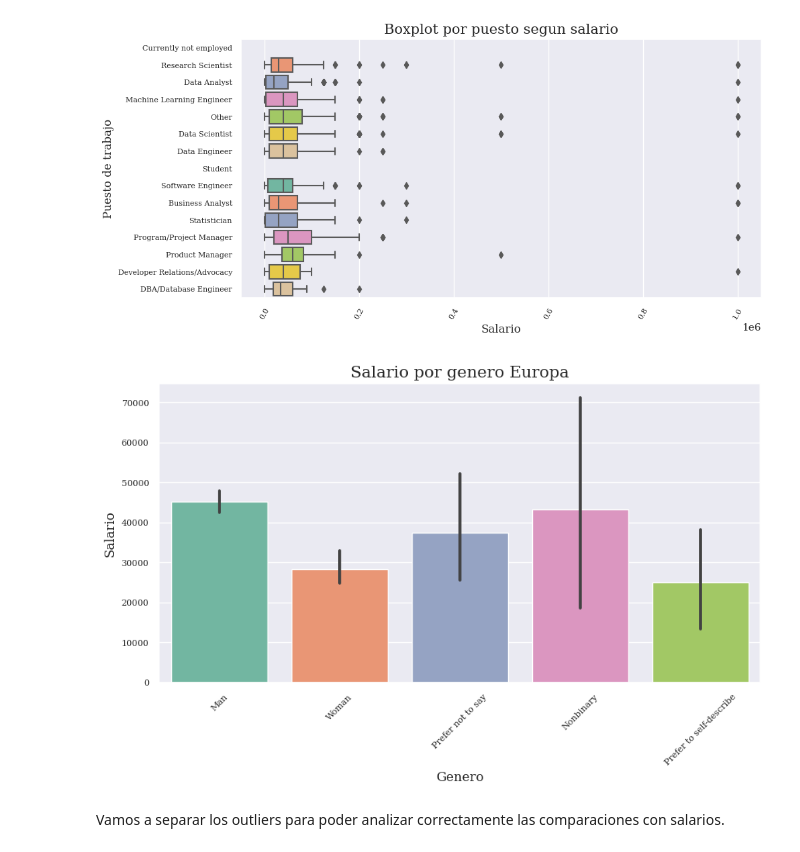
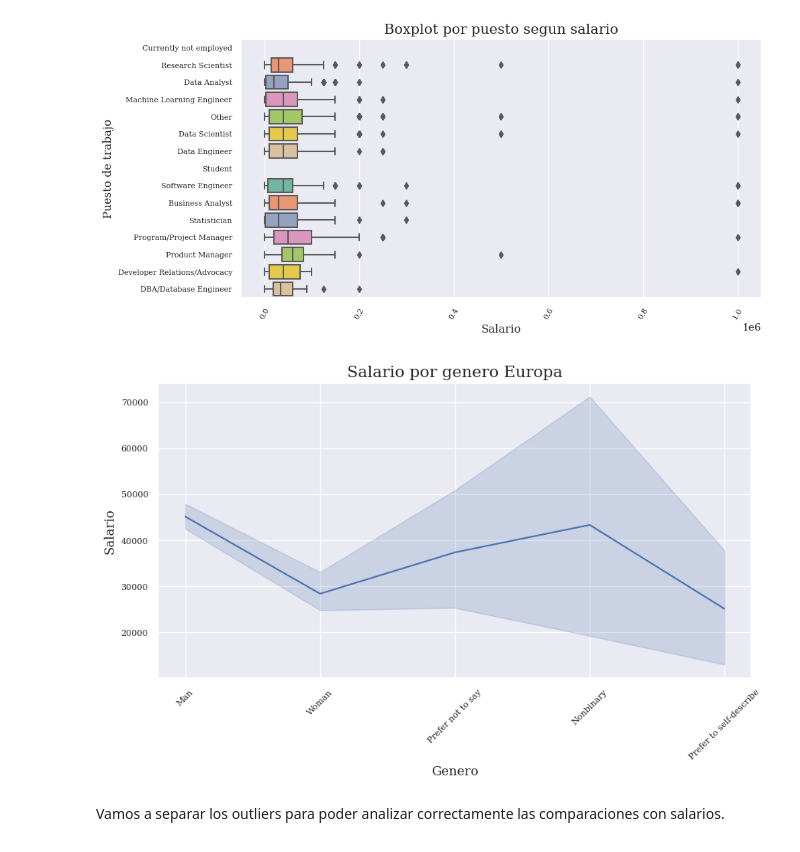
Before and after one commit to Adalab/project-DA-promo-c-modulo-2-team-5, a Jupyter notebook: Sprint3/sprint3_proyecto_modulo2.ipynb, the cells around one changed output. Cells and saved outputs as stored; diff of their text form; code cells hidden in the pictures.

```diff
--- a/Sprint3/sprint3_proyecto_modulo2.ipynb
+++ b/Sprint3/sprint3_proyecto_modulo2.ipynb
@@ -558,29 +550,29 @@ plt.show()
 # %%
 plt.figure( )
 
-fig = sns.barplot(x = 'gender', y= 'salario_max_imputer',data = df_europa_salarios, palette = "Set2")
+fig = sns.lineplot(x = 'gender', y= 'salario_max_imputer',data = df_europa_salarios, palette = "Set2")
 
 
 
 sns.set_style("whitegrid")
 sns.set(font = "serif")
 
 plt.title(label='Salario por genero Europa',font = "serif", fontsize= 15, position=(0.5,6))
 
 
 plt.xlabel("Genero", fontsize = 10, font = "serif")
 plt.ylabel("Salario", fontsize = 10, font = "serif")
 
 plt.xticks(fontsize = 8)
 plt.yticks(fontsize = 8)
 
 plt.xticks(rotation = 45)
 
 
 plt.savefig('graficas/salario_por_genero_europa_imputer.jpeg',bbox_inches='tight')
 plt.show()
 # %% [output]
-[figure, old version]
+[figure, new version]
 # %% [markdown]
 Vamos a separar los outliers para poder analizar correctamente las comparaciones con salarios.
 # %%
```
Also changed, not shown: parts of 10 cells of this notebook, 6 other files.
